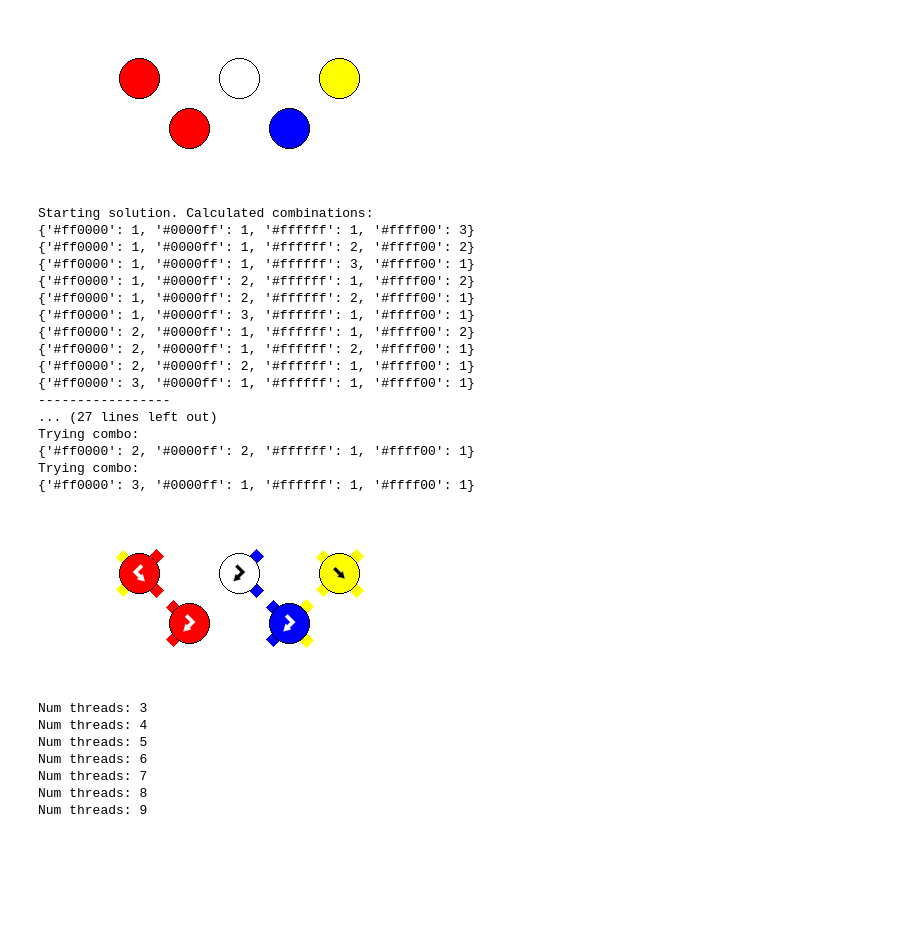
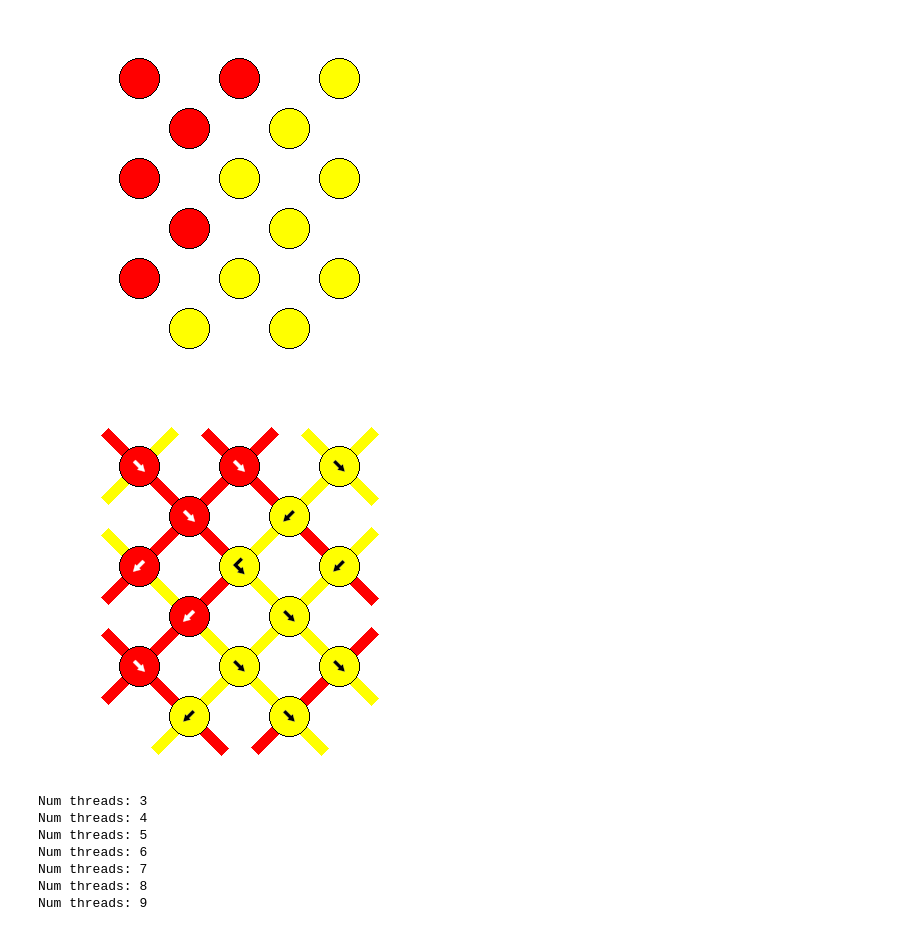
Before and after one commit to Norange01/FriendshipBraceletSolver, a Jupyter notebook: Testing.ipynb, the cells around one changed output. Cells and saved outputs as stored; diff of their text form; code cells hidden in the pictures; blank space fills up the shorter version.

```diff
--- a/Testing.ipynb
+++ b/Testing.ipynb
@@ -1,30 +1,13 @@
 # %%
 from Solver import Solver
 from InputGenerator import random_target_design_generator
 
-target_design=random_target_design_generator(6,2,5, True)
+target_design=random_target_design_generator(6,6,2, True)
 solver= Solver(target_design)
-display(solver.solve(True, 1))
+display(solver.solve(True, 0))
 # %% [output]
-[figure, old version]
+[figure, new version]
-Starting solution. Calculated combinations:
-{'#ff0000': 1, '#0000ff': 1, '#ffffff': 1, '#ffff00': 3}
-{'#ff0000': 1, '#0000ff': 1, '#ffffff': 2, '#ffff00': 2}
-{'#ff0000': 1, '#0000ff': 1, '#ffffff': 3, '#ffff00': 1}
-{'#ff0000': 1, '#0000ff': 2, '#ffffff': 1, '#ffff00': 2}
-{'#ff0000': 1, '#0000ff': 2, '#ffffff': 2, '#ffff00': 1}
-{'#ff0000': 1, '#0000ff': 3, '#ffffff': 1, '#ffff00': 1}
-{'#ff0000': 2, '#0000ff': 1, '#ffffff': 1, '#ffff00': 2}
-{'#ff0000': 2, '#0000ff': 1, '#ffffff': 2, '#ffff00': 1}
-{'#ff0000': 2, '#0000ff': 2, '#ffffff': 1, '#ffff00': 1}
-{'#ff0000': 3, '#0000ff': 1, '#ffffff': 1, '#ffff00': 1}
------------------
-... (27 lines left out)
-Trying combo:
-{'#ff0000': 2, '#0000ff': 2, '#ffffff': 1, '#ffff00': 1}
-Trying combo:
-{'#ff0000': 3, '#0000ff': 1, '#ffffff': 1, '#ffff00': 1}
-[figure, old version]
+[figure, new version]
 # %%
 import time
 import numpy as np
```
Also changed, not shown: parts of 4 cells of this notebook, 1 other file.
